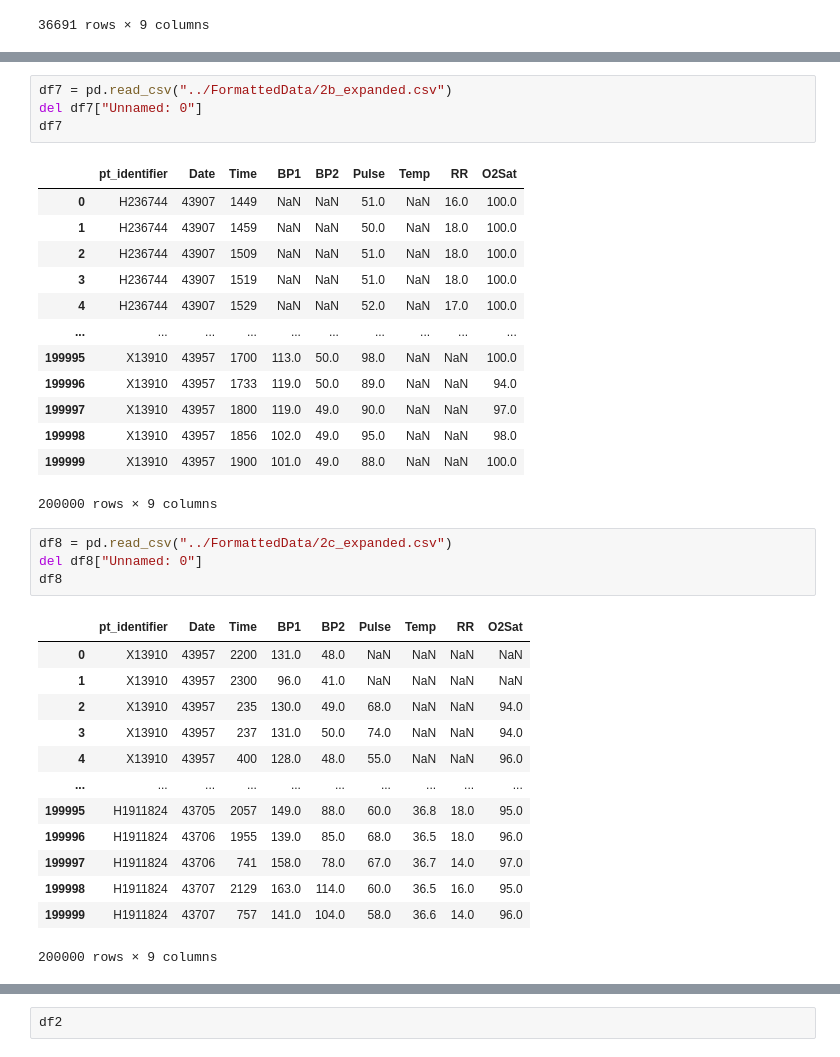
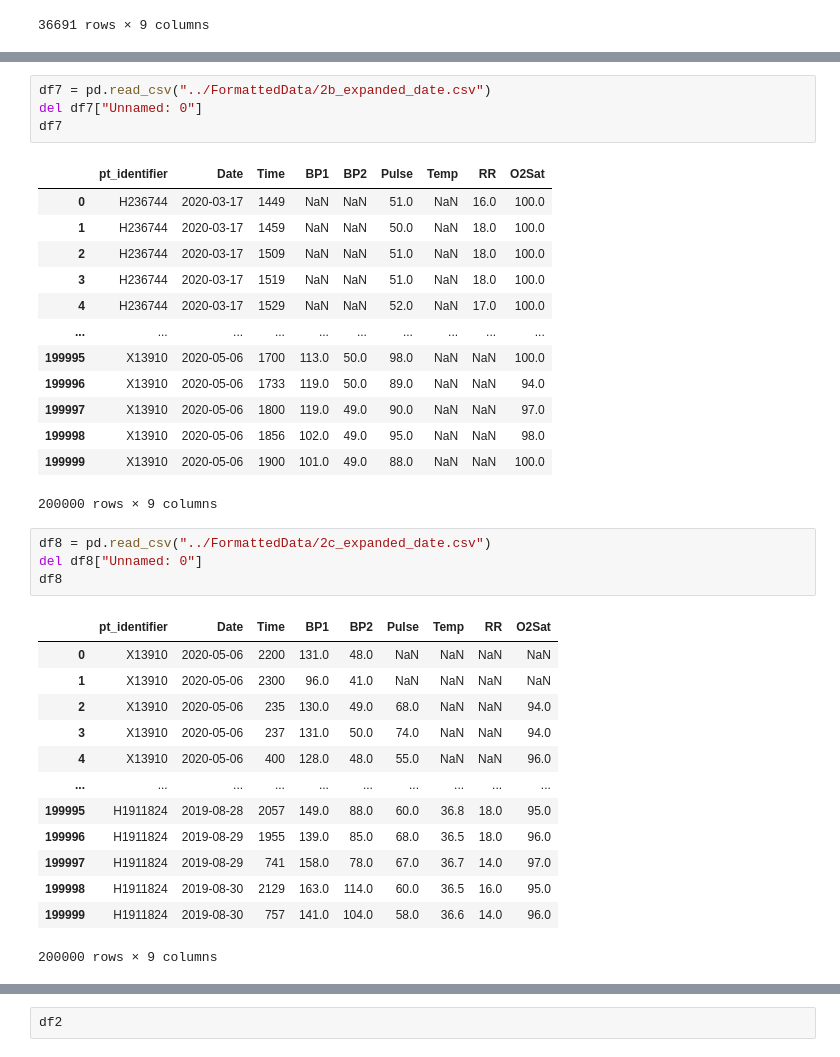
Before and after one commit to Adam2611/House.ai-Data-Analysis, a Jupyter notebook: sepsis_project/DataFormattingScript/3a_combine_all_all_files.ipynb, the cells around one changed output, grey strips where cells are left out. Cells and saved outputs as stored; diff of their text form.

```diff
--- a/sepsis_project/DataFormattingScript/3a_combine_all_all_files.ipynb
+++ b/sepsis_project/DataFormattingScript/3a_combine_all_all_files.ipynb
@@ -197,38 +237,38 @@ df6
 199999 rows × 9 columns
 # %%
-df7 = pd.read_csv("../FormattedData/2b_expanded.csv")
+df7 = pd.read_csv("../FormattedData/2b_expanded_date.csv")
 del df7["Unnamed: 0"]
 df7
 # %% [output]
 |  | pt_identifier | Date | Time | BP1 | BP2 | Pulse | Temp | RR | O2Sat |
-| 0 | H236744 | 43907 | 1449 | NaN | NaN | 51.0 | NaN | 16.0 | 100.0 |
-| 1 | H236744 | 43907 | 1459 | NaN | NaN | 50.0 | NaN | 18.0 | 100.0 |
-| 2 | H236744 | 43907 | 1509 | NaN | NaN | 51.0 | NaN | 18.0 | 100.0 |
-| 3 | H236744 | 43907 | 1519 | NaN | NaN | 51.0 | NaN | 18.0 | 100.0 |
-| 4 | H236744 | 43907 | 1529 | NaN | NaN | 52.0 | NaN | 17.0 | 100.0 |
+| 0 | H236744 | 2020-03-17 | 1449 | NaN | NaN | 51.0 | NaN | 16.0 | 100.0 |
+| 1 | H236744 | 2020-03-17 | 1459 | NaN | NaN | 50.0 | NaN | 18.0 | 100.0 |
+| 2 | H236744 | 2020-03-17 | 1509 | NaN | NaN | 51.0 | NaN | 18.0 | 100.0 |
+| 3 | H236744 | 2020-03-17 | 1519 | NaN | NaN | 51.0 | NaN | 18.0 | 100.0 |
+| 4 | H236744 | 2020-03-17 | 1529 | NaN | NaN | 52.0 | NaN | 17.0 | 100.0 |
 | ... | ... | ... | ... | ... | ... | ... | ... | ... | ... |
-| 199995 | X13910 | 43957 | 1700 | 113.0 | 50.0 | 98.0 | NaN | NaN | 100.0 |
-| 199996 | X13910 | 43957 | 1733 | 119.0 | 50.0 | 89.0 | NaN | NaN | 94.0 |
-| 199997 | X13910 | 43957 | 1800 | 119.0 | 49.0 | 90.0 | NaN | NaN | 97.0 |
-| 199998 | X13910 | 43957 | 1856 | 102.0 | 49.0 | 95.0 | NaN | NaN | 98.0 |
-| 199999 | X13910 | 43957 | 1900 | 101.0 | 49.0 | 88.0 | NaN | NaN | 100.0 |
+| 199995 | X13910 | 2020-05-06 | 1700 | 113.0 | 50.0 | 98.0 | NaN | NaN | 100.0 |
+| 199996 | X13910 | 2020-05-06 | 1733 | 119.0 | 50.0 | 89.0 | NaN | NaN | 94.0 |
+| 199997 | X13910 | 2020-05-06 | 1800 | 119.0 | 49.0 | 90.0 | NaN | NaN | 97.0 |
+| 199998 | X13910 | 2020-05-06 | 1856 | 102.0 | 49.0 | 95.0 | NaN | NaN | 98.0 |
+| 199999 | X13910 | 2020-05-06 | 1900 | 101.0 | 49.0 | 88.0 | NaN | NaN | 100.0 |
 200000 rows × 9 columns
 # %%
-df8 = pd.read_csv("../FormattedData/2c_expanded.csv")
+df8 = pd.read_csv("../FormattedData/2c_expanded_date.csv")
 del df8["Unnamed: 0"]
 df8
 # %% [output]
 |  | pt_identifier | Date | Time | BP1 | BP2 | Pulse | Temp | RR | O2Sat |
-| 0 | X13910 | 43957 | 2200 | 131.0 | 48.0 | NaN | NaN | NaN | NaN |
-| 1 | X13910 | 43957 | 2300 | 96.0 | 41.0 | NaN | NaN | NaN | NaN |
-| 2 | X13910 | 43957 | 235 | 130.0 | 49.0 | 68.0 | NaN | NaN | 94.0 |
-| 3 | X13910 | 43957 | 237 | 131.0 | 50.0 | 74.0 | NaN | NaN | 94.0 |
-| 4 | X13910 | 43957 | 400 | 128.0 | 48.0 | 55.0 | NaN | NaN | 96.0 |
+| 0 | X13910 | 2020-05-06 | 2200 | 131.0 | 48.0 | NaN | NaN | NaN | NaN |
+| 1 | X13910 | 2020-05-06 | 2300 | 96.0 | 41.0 | NaN | NaN | NaN | NaN |
+| 2 | X13910 | 2020-05-06 | 235 | 130.0 | 49.0 | 68.0 | NaN | NaN | 94.0 |
+| 3 | X13910 | 2020-05-06 | 237 | 131.0 | 50.0 | 74.0 | NaN | NaN | 94.0 |
+| 4 | X13910 | 2020-05-06 | 400 | 128.0 | 48.0 | 55.0 | NaN | NaN | 96.0 |
 | ... | ... | ... | ... | ... | ... | ... | ... | ... | ... |
-| 199995 | H1911824 | 43705 | 2057 | 149.0 | 88.0 | 60.0 | 36.8 | 18.0 | 95.0 |
-| 199996 | H1911824 | 43706 | 1955 | 139.0 | 85.0 | 68.0 | 36.5 | 18.0 | 96.0 |
-| 199997 | H1911824 | 43706 | 741 | 158.0 | 78.0 | 67.0 | 36.7 | 14.0 | 97.0 |
-| 199998 | H1911824 | 43707 | 2129 | 163.0 | 114.0 | 60.0 | 36.5 | 16.0 | 95.0 |
-| 199999 | H1911824 | 43707 | 757 | 141.0 | 104.0 | 58.0 | 36.6 | 14.0 | 96.0 |
+| 199995 | H1911824 | 2019-08-28 | 2057 | 149.0 | 88.0 | 60.0 | 36.8 | 18.0 | 95.0 |
+| 199996 | H1911824 | 2019-08-29 | 1955 | 139.0 | 85.0 | 68.0 | 36.5 | 18.0 | 96.0 |
+| 199997 | H1911824 | 2019-08-29 | 741 | 158.0 | 78.0 | 67.0 | 36.7 | 14.0 | 97.0 |
+| 199998 | H1911824 | 2019-08-30 | 2129 | 163.0 | 114.0 | 60.0 | 36.5 | 16.0 | 95.0 |
+| 199999 | H1911824 | 2019-08-30 | 757 | 141.0 | 104.0 | 58.0 | 36.6 | 14.0 | 96.0 |
 200000 rows × 9 columns
 # %%
```
Also changed, not shown: parts of 25 cells of this notebook, 3 other files.
